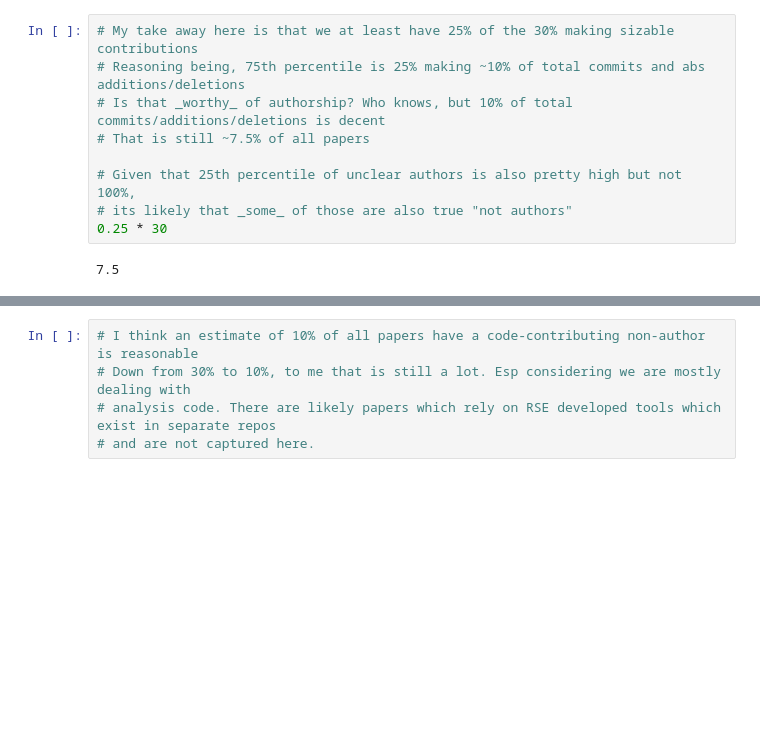
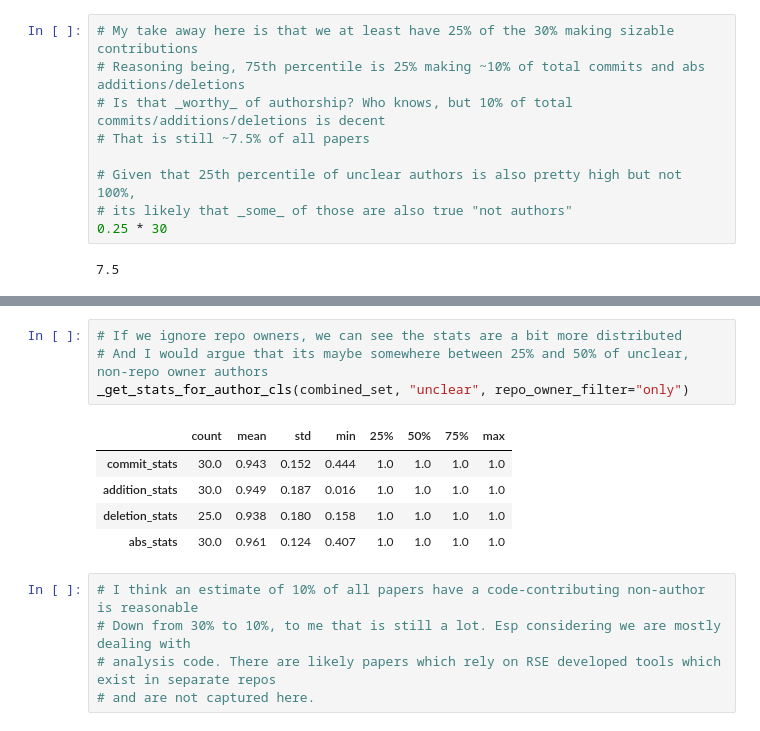
Before and after one commit to evamaxfield/rs-graph, a Jupyter notebook: publications/cc-na-analysis.ipynb, the cells around one changed output, grey strips where cells are left out. Saved outputs shown, nothing was run; the diff lists cells and outputs as text; blank space fills up the shorter version.

```diff
--- a/publications/cc-na-analysis.ipynb
+++ b/publications/cc-na-analysis.ipynb
@@ -214,6 +233,16 @@ _get_stats_for_author_cls(combined_set, "unclear", ignore_repo_owners=True)
 | addition_stats | 20.0 | 0.380 | 0.443 | 0.000 | 0.016 | 0.094 | 0.917 | 1.0 |
 | deletion_stats | 20.0 | 0.486 | 0.492 | 0.000 | 0.003 | 0.431 | 0.999 | 1.0 |
 | abs_stats | 20.0 | 0.392 | 0.440 | 0.000 | 0.011 | 0.127 | 0.919 | 1.0 |
+# %%
+# If we ignore repo owners, we can see the stats are a bit more distributed
+# And I would argue that its maybe somewhere between 25% and 50% of unclear, non-repo owner authors
+_get_stats_for_author_cls(combined_set, "unclear", repo_owner_filter="only")
+# %% [output]
+|  | count | mean | std | min | 25% | 50% | 75% | max |
+| commit_stats | 30.0 | 0.943 | 0.152 | 0.444 | 1.0 | 1.0 | 1.0 | 1.0 |
+| addition_stats | 30.0 | 0.949 | 0.187 | 0.016 | 1.0 | 1.0 | 1.0 | 1.0 |
+| deletion_stats | 25.0 | 0.938 | 0.180 | 0.158 | 1.0 | 1.0 | 1.0 | 1.0 |
+| abs_stats | 30.0 | 0.961 | 0.124 | 0.407 | 1.0 | 1.0 | 1.0 | 1.0 |
 # %%
 # I think an estimate of 10% of all papers have a code-contributing non-author is reasonable
 # Down from 30% to 10%, to me that is still a lot. Esp considering we are mostly dealing with
```
Also changed, not shown: parts of 6 cells of this notebook, 4 other files.
